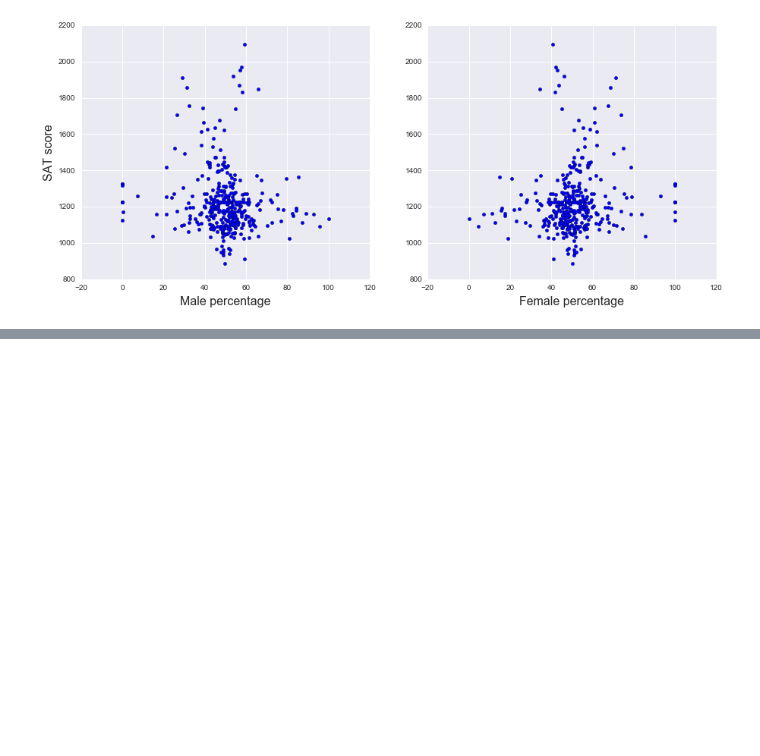
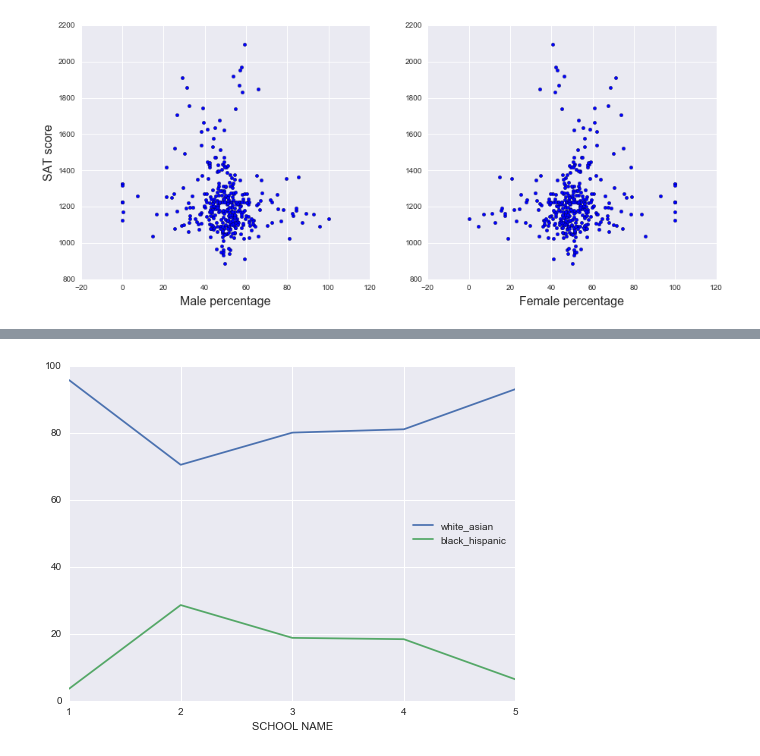
Before and after one commit to chrke/SAT_NY-high-schools, a Jupyter notebook: Schools.ipynb, the cells around one changed output, grey strips where cells are left out. Saved outputs shown, nothing was run; the diff lists cells and outputs as text; code cells hidden in the pictures; blank space fills up the shorter version.

```diff
--- a/Schools.ipynb
+++ b/Schools.ipynb
@@ -408,0 +465,8 @@ There doesn't seem to be a solid positive or negative correlation with either th
+# %%
+# first researching  the data points which have greater than 40% AP test takers and greater than 1800 score
+
+columns_of_interest = ["DBN","SCHOOL NAME","female_per","white_per","asian_per","black_per","hispanic_per","sat_score"]
+high_per_high_score = combined[(combined["ap_per"] > 40) & (combined["sat_score"] > 1800)][columns_of_interest]
+high_per_high_score["white_asian"] = high_per_high_score["white_per"] + high_per_high_score["asian_per"]
+high_per_high_score["black_hispanic"] = high_per_high_score["black_per"] + high_per_high_score["hispanic_per"]
+high_per_high_score
@@ -408,0 +487,14 @@ There doesn't seem to be a solid positive or negative correlation with either th
+# %%
+fig = plt.figure(figsize=(8,6))
+ax = fig.add_subplot(1,1,1)
+
+high_per_high_score[["SCHOOL NAME","white_asian"]].set_index("SCHOOL NAME").plot(ax=ax)
+high_per_high_score[["SCHOOL NAME","black_hispanic"]].set_index("SCHOOL NAME").plot(ax=ax)
+
+ax.set_xticks(np.arange(0,len(high_per_high_score)))
+ax.set_xticklabels(np.arange(1,(len(high_per_high_score)+1)))
+
+
+plt.show()
+# %% [output]
+[figure, added]
```
Also changed, not shown: parts of 14 cells of this notebook.
